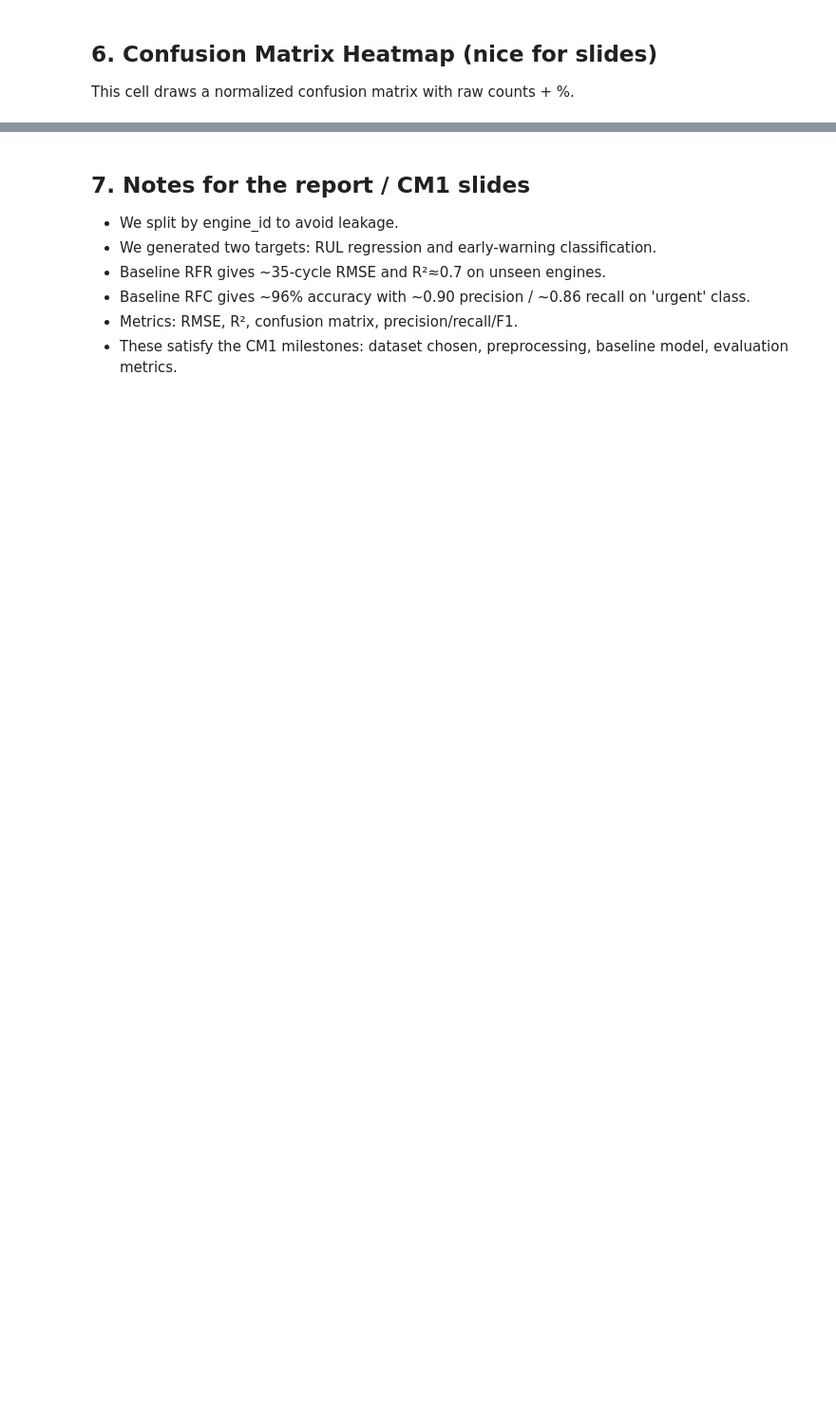
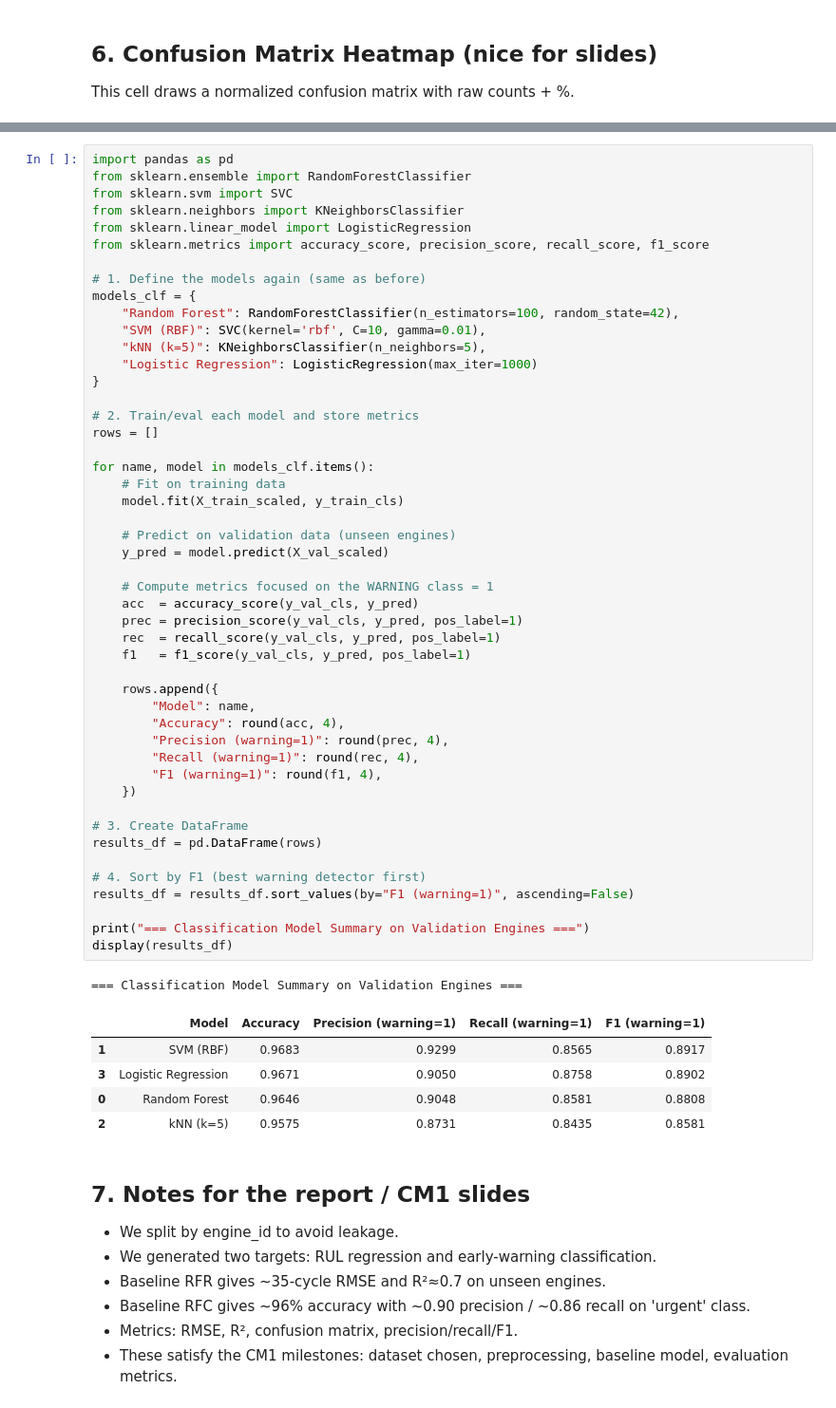
Before and after one commit to KemalAnil/predictive-maintenance, a Jupyter notebook: notebooks/Baseline_CM1_CMAPSS.ipynb, the cells around one changed output, grey strips where cells are left out. Shown at 95% size. Cells and saved outputs as stored; diff of their text form; blank space fills up the shorter version.

```diff
--- a/notebooks/Baseline_CM1_CMAPSS.ipynb
+++ b/notebooks/Baseline_CM1_CMAPSS.ipynb
@@ -261,3 +337,58 @@ plt.show()
+# %%
+import pandas as pd
+from sklearn.ensemble import RandomForestClassifier
+from sklearn.svm import SVC
+from sklearn.neighbors import KNeighborsClassifier
+from sklearn.linear_model import LogisticRegression
+from sklearn.metrics import accuracy_score, precision_score, recall_score, f1_score
+
+# 1. Define the models again (same as before)
+models_clf = {
+    "Random Forest": RandomForestClassifier(n_estimators=100, random_state=42),
+    "SVM (RBF)": SVC(kernel='rbf', C=10, gamma=0.01),
+    "kNN (k=5)": KNeighborsClassifier(n_neighbors=5),
+    "Logistic Regression": LogisticRegression(max_iter=1000)
+}
+
+# 2. Train/eval each model and store metrics
+rows = []
+
+for name, model in models_clf.items():
+    # Fit on training data
+    model.fit(X_train_scaled, y_train_cls)
+
+    # Predict on validation data (unseen engines)
+    y_pred = model.predict(X_val_scaled)
+
+    # Compute metrics focused on the WARNING class = 1
+    acc  = accuracy_score(y_val_cls, y_pred)
+    prec = precision_score(y_val_cls, y_pred, pos_label=1)
+    rec  = recall_score(y_val_cls, y_pred, pos_label=1)
+    f1   = f1_score(y_val_cls, y_pred, pos_label=1)
+
+    rows.append({
+        "Model": name,
+        "Accuracy": round(acc, 4),
+        "Precision (warning=1)": round(prec, 4),
+        "Recall (warning=1)": round(rec, 4),
+        "F1 (warning=1)": round(f1, 4),
+    })
+
+# 3. Create DataFrame
+results_df = pd.DataFrame(rows)
+
+# 4. Sort by F1 (best warning detector first)
+results_df = results_df.sort_values(by="F1 (warning=1)", ascending=False)
+
+print("=== Classification Model Summary on Validation Engines ===")
+display(results_df)
+# %% [output]
+=== Classification Model Summary on Validation Engines ===
+|  | Model | Accuracy | Precision (warning=1) | Recall (warning=1) | F1 (warning=1) |
+| 1 | SVM (RBF) | 0.9683 | 0.9299 | 0.8565 | 0.8917 |
+| 3 | Logistic Regression | 0.9671 | 0.9050 | 0.8758 | 0.8902 |
+| 0 | Random Forest | 0.9646 | 0.9048 | 0.8581 | 0.8808 |
+| 2 | kNN (k=5) | 0.9575 | 0.8731 | 0.8435 | 0.8581 |
 # %% [markdown]
 ## 7. Notes for the report / CM1 slides
 - We split by engine_id to avoid leakage.
```
Also changed, not shown: parts of 4 cells of this notebook.
